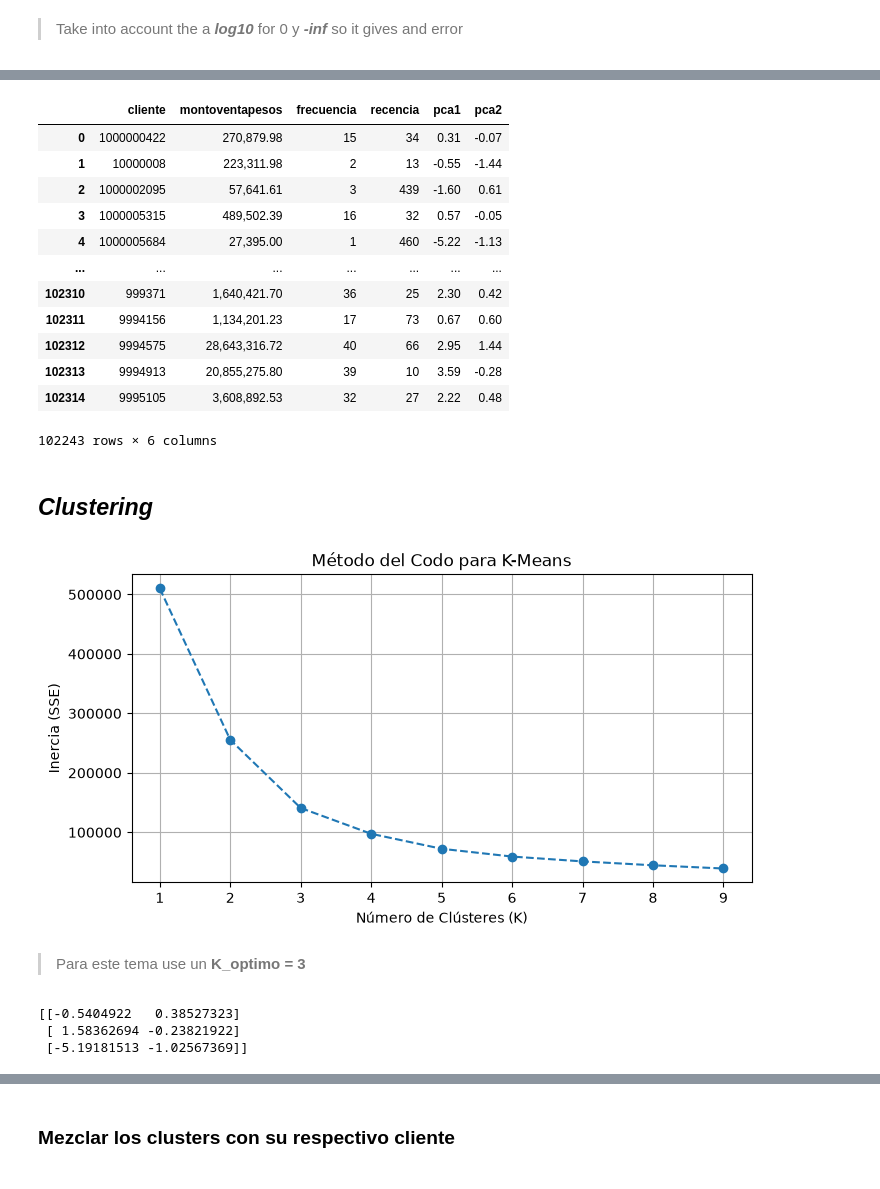
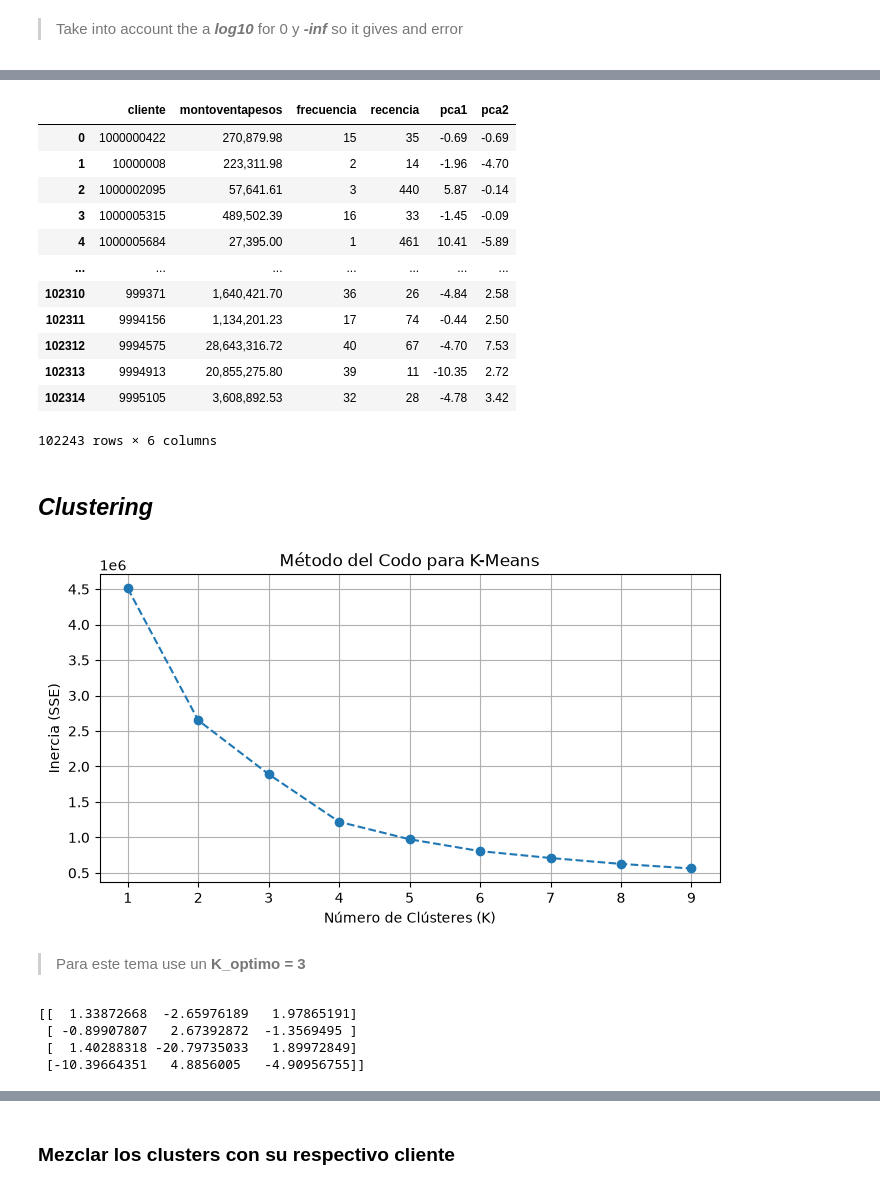
Before and after one commit to TheKey06/Market_Basket_Analysis, a Jupyter notebook: data/EDA.ipynb, the cells around one changed output, grey strips where cells are left out. Drawn from its saved outputs; the diff is of its cells as text; code cells hidden in the pictures.

Commit message:
Modeling the data across the clustering method

```diff
--- a/data/EDA.ipynb
+++ b/data/EDA.ipynb
@@ -78,7 +78,11 @@ axes.legend()
 from sklearn.preprocessing import QuantileTransformer
 
 variables = ['frecuencia','recencia','montoventapesos']
+
+
 x = clientes_positivos[variables].values
 x_scaled = QuantileTransformer(output_distribution='normal', random_state=42).fit_transform(x)
 
-x_scaled
+x_scaled[:,0] = x_scaled[:,0]*2
+x_scaled[:,1] = x_scaled[:,1]*4
+x_scaled[:,2] = x_scaled[:,2]*3
@@ -125,53 +121,54 @@ sns.scatterplot(
 clientes_positivos
 # %% [output]
 |  | cliente | montoventapesos | frecuencia | recencia | pca1 | pca2 |
-| 0 | 1000000422 | 270,879.98 | 15 | 34 | 0.31 | -0.07 |
-| 1 | 10000008 | 223,311.98 | 2 | 13 | -0.55 | -1.44 |
-| 2 | 1000002095 | 57,641.61 | 3 | 439 | -1.60 | 0.61 |
-| 3 | 1000005315 | 489,502.39 | 16 | 32 | 0.57 | -0.05 |
-| 4 | 1000005684 | 27,395.00 | 1 | 460 | -5.22 | -1.13 |
+| 0 | 1000000422 | 270,879.98 | 15 | 35 | -0.69 | -0.69 |
+| 1 | 10000008 | 223,311.98 | 2 | 14 | -1.96 | -4.70 |
+| 2 | 1000002095 | 57,641.61 | 3 | 440 | 5.87 | -0.14 |
+| 3 | 1000005315 | 489,502.39 | 16 | 33 | -1.45 | -0.09 |
+| 4 | 1000005684 | 27,395.00 | 1 | 461 | 10.41 | -5.89 |
 | ... | ... | ... | ... | ... | ... | ... |
-| 102310 | 999371 | 1,640,421.70 | 36 | 25 | 2.30 | 0.42 |
-| 102311 | 9994156 | 1,134,201.23 | 17 | 73 | 0.67 | 0.60 |
-| 102312 | 9994575 | 28,643,316.72 | 40 | 66 | 2.95 | 1.44 |
-| 102313 | 9994913 | 20,855,275.80 | 39 | 10 | 3.59 | -0.28 |
-| 102314 | 9995105 | 3,608,892.53 | 32 | 27 | 2.22 | 0.48 |
+| 102310 | 999371 | 1,640,421.70 | 36 | 26 | -4.84 | 2.58 |
+| 102311 | 9994156 | 1,134,201.23 | 17 | 74 | -0.44 | 2.50 |
+| 102312 | 9994575 | 28,643,316.72 | 40 | 67 | -4.70 | 7.53 |
+| 102313 | 9994913 | 20,855,275.80 | 39 | 11 | -10.35 | 2.72 |
+| 102314 | 9995105 | 3,608,892.53 | 32 | 28 | -4.78 | 3.42 |
 102243 rows × 6 columns
 # %% [markdown]
 ## ***Clustering***
 # %%
 from sklearn.cluster import KMeans
 
 inertia = []
 rango = range(1,10)
 
-valores = clientes_positivos[['pca1','pca2']].values
+valores = x_scaled
 for i in rango:
     k_means = KMeans(n_clusters=i,random_state=42, n_init=10)
     k_means.fit(valores)
     inertia.append(k_means.inertia_)
 
 plt.figure(figsize=(8, 4))
 plt.plot(rango, inertia, marker='o', linestyle='--')
 plt.xlabel('Número de Clústeres (K)')
 plt.ylabel('Inercia (SSE)')
 plt.title('Método del Codo para K-Means')
 plt.grid(True)
 plt.show()
 # %% [output]
-[figure, old version]
+[figure, new version]
 # %% [markdown]
 > Para este tema use un **K_optimo = 3**
 # %%
-K_means= KMeans(n_clusters=3,random_state=42, n_init=100).fit(clientes_positivos[['pca1','pca2']])
+K_means= KMeans(n_clusters=4,random_state=42, n_init=1000).fit(valores)
 
 datos = K_means.transform(valores)
 print(K_means.cluster_centers_)
 clientes_positivos['cluster'] = K_means.labels_
 # %% [output]
-[[-0.5404922   0.38527323]
- [ 1.58362694 -0.23821922]
- [-5.19181513 -1.02567369]]
+[[  1.33872668  -2.65976189   1.97865191]
+ [ -0.89907807   2.67392872  -1.3569495 ]
+ [  1.40288318 -20.79735033   1.89972849]
+ [-10.39664351   4.8856005   -4.90956755]]
 # %%
 centroides = K_means.cluster_centers_
 
```
Also changed, not shown: parts of 12 cells of this notebook.
